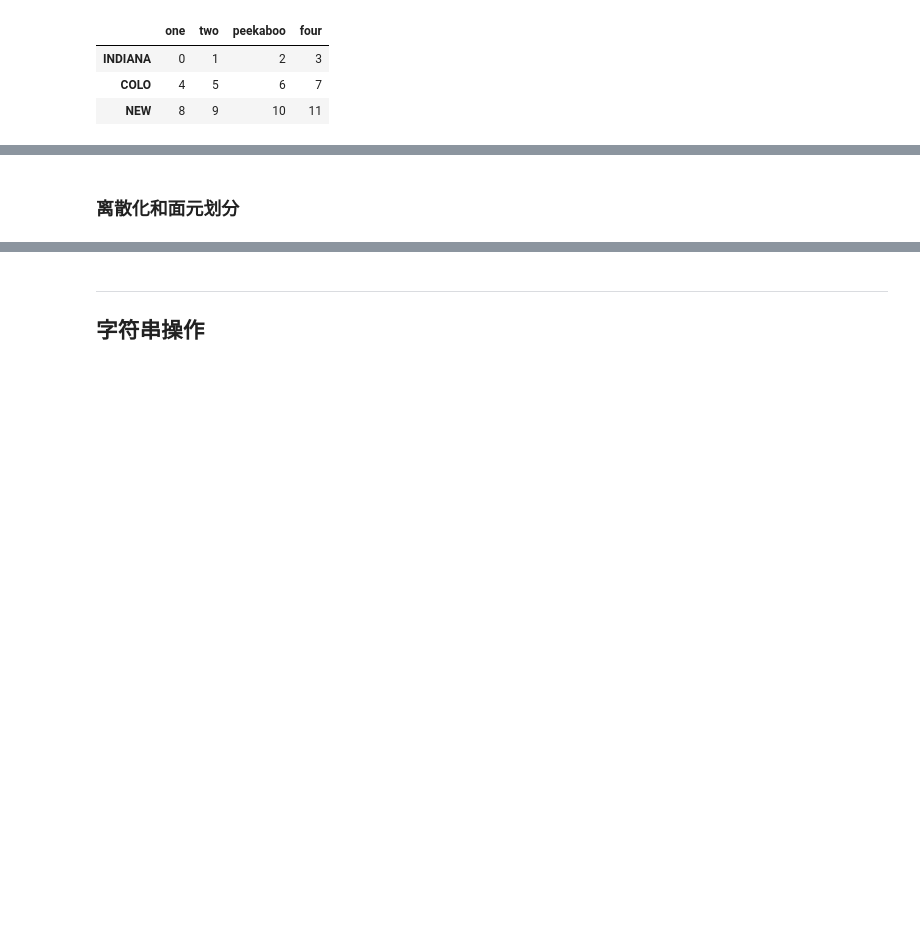
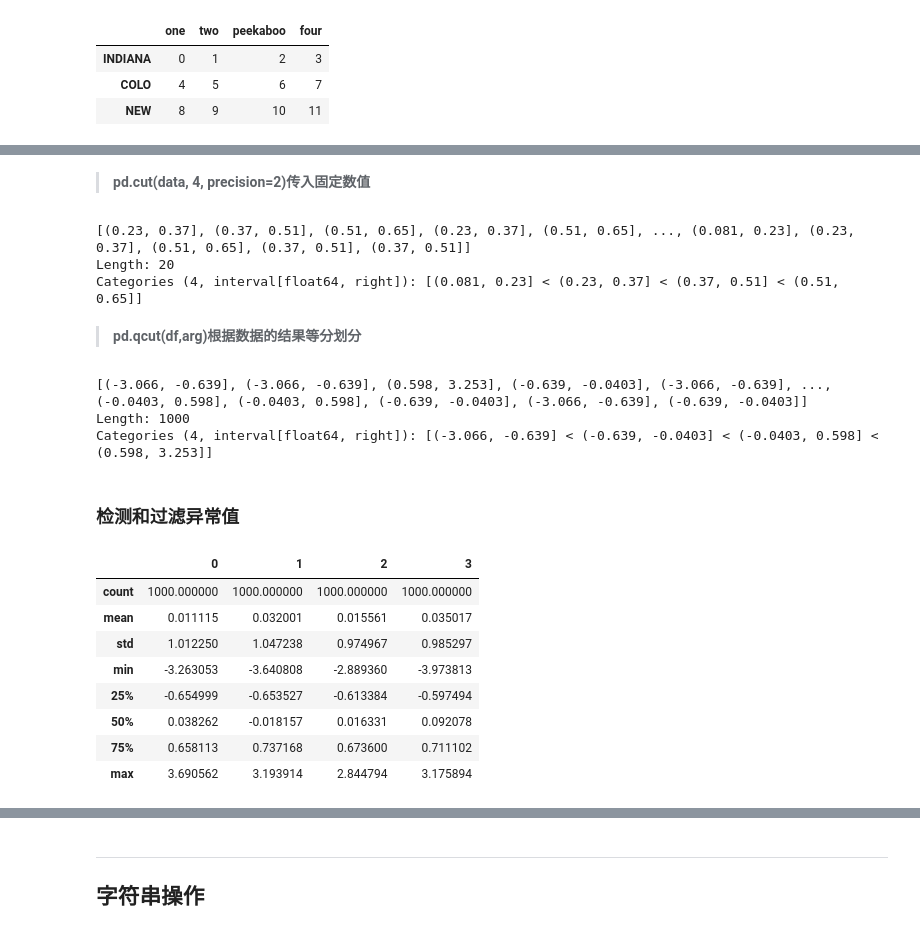
Before and after one commit to jaling9/PythonDataAnalysis, a Jupyter notebook: 07 DataCleaning&Preparation.ipynb, the cells around one changed output, grey strips where cells are left out. Drawn from its saved outputs; the diff is of its cells as text; code cells hidden in the pictures; blank space fills up the shorter version.

```diff
--- a/07 DataCleaning&Preparation.ipynb
+++ b/07 DataCleaning&Preparation.ipynb
@@ -318,2 +379,38 @@ data
+# %% [markdown]
+> **pd.cut(data, 4, precision=2)传入固定数值**
+# %%
+import pandas as pd
+import numpy as np
+data = np.random.rand(20)
+pd.cut(data,4,precision=2) # 保留两位小数
+# %% [output]
+[(0.23, 0.37], (0.37, 0.51], (0.51, 0.65], (0.23, 0.37], (0.51, 0.65], ..., (0.081, 0.23], (0.23, 0.37], (0.51, 0.65], (0.37, 0.51], (0.37, 0.51]]
+Length: 20
+Categories (4, interval[float64, right]): [(0.081, 0.23] < (0.23, 0.37] < (0.37, 0.51] < (0.51, 0.65]]
+# %% [markdown]
+> **pd.qcut(df,arg)根据数据的结果等分划分**
+# %%
+data = np.random.randn(1000)  # Normally distributed
+cats = pd.qcut(data, 4)  # Cut into quartiles
+cats
+# %% [output]
+[(-3.066, -0.639], (-3.066, -0.639], (0.598, 3.253], (-0.639, -0.0403], (-3.066, -0.639], ..., (-0.0403, 0.598], (-0.0403, 0.598], (-0.639, -0.0403], (-3.066, -0.639], (-0.639, -0.0403]]
+Length: 1000
+Categories (4, interval[float64, right]): [(-3.066, -0.639] < (-0.639, -0.0403] < (-0.0403, 0.598] < (0.598, 3.253]]
 # %% [markdown]
-### **离散化和面元划分**
+### **检测和过滤异常值**
+# %%
+import numpy as np
+import pandas as pd
+data = pd.DataFrame(np.random.randn(1000,4))
+data.describe()
+# %% [output]
+|  | 0 | 1 | 2 | 3 |
+| count | 1000.000000 | 1000.000000 | 1000.000000 | 1000.000000 |
+| mean | 0.011115 | 0.032001 | 0.015561 | 0.035017 |
+| std | 1.012250 | 1.047238 | 0.974967 | 0.985297 |
+| min | -3.263053 | -3.640808 | -2.889360 | -3.973813 |
+| 25% | -0.654999 | -0.653527 | -0.613384 | -0.597494 |
+| 50% | 0.038262 | -0.018157 | 0.016331 | 0.092078 |
+| 75% | 0.658113 | 0.737168 | 0.673600 | 0.711102 |
+| max | 3.690562 | 3.193914 | 2.844794 | 3.175894 |
```
Also changed, not shown: parts of 61 cells of this notebook, 3 other files.
